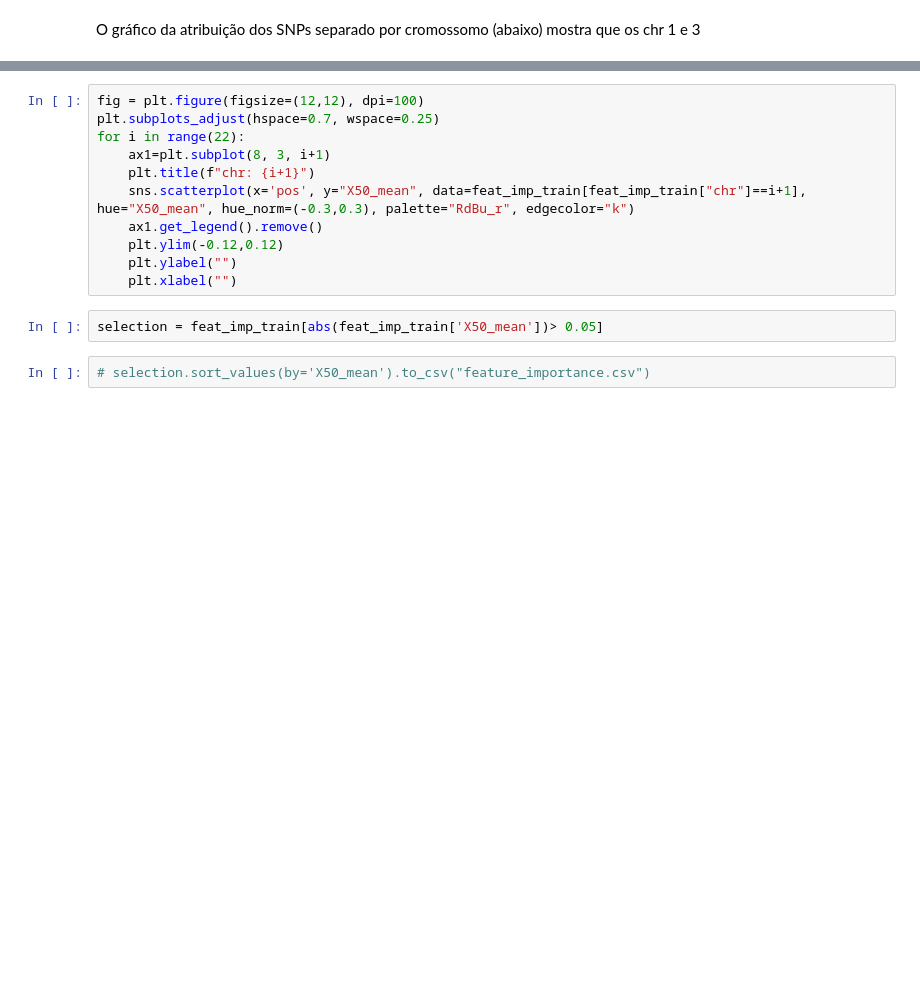
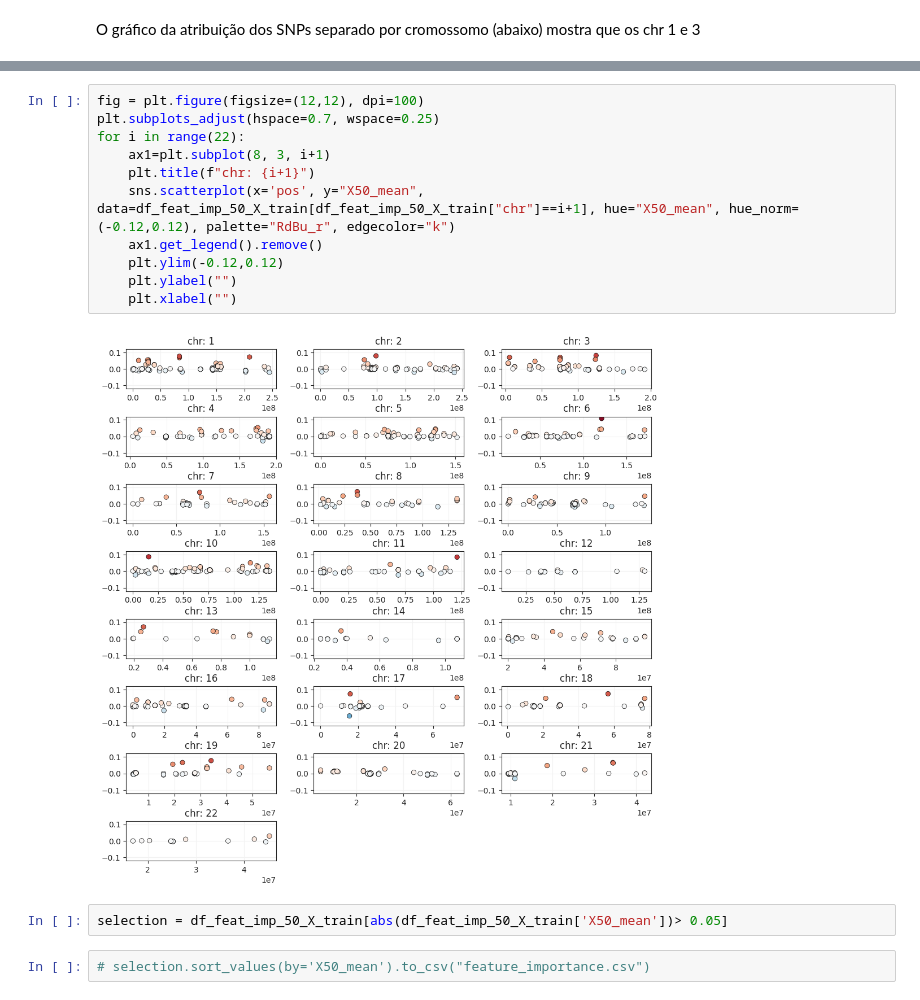
Before and after one commit to zgcarvalho/diabnet, a Jupyter notebook: notebooks/07-explain-ensemble-models.ipynb, the cells around one changed output, grey strips where cells are left out. Drawn from its saved outputs; the diff is of its cells as text; blank space fills up the shorter version.

```diff
--- a/notebooks/07-explain-ensemble-models.ipynb
+++ b/notebooks/07-explain-ensemble-models.ipynb
@@ -184,16 +185,18 @@ sns.violinplot(x="chr", y="X50_mean", data=feat_imp_train, whis=np.inf)
 # %%
 fig = plt.figure(figsize=(12,12), dpi=100)
 plt.subplots_adjust(hspace=0.7, wspace=0.25)
 for i in range(22):
     ax1=plt.subplot(8, 3, i+1)
     plt.title(f"chr: {i+1}")
-    sns.scatterplot(x='pos', y="X50_mean", data=feat_imp_train[feat_imp_train["chr"]==i+1], hue="X50_mean", hue_norm=(-0.3,0.3), palette="RdBu_r", edgecolor="k")
+    sns.scatterplot(x='pos', y="X50_mean", data=df_feat_imp_50_X_train[df_feat_imp_50_X_train["chr"]==i+1], hue="X50_mean", hue_norm=(-0.12,0.12), palette="RdBu_r", edgecolor="k")
     ax1.get_legend().remove()
     plt.ylim(-0.12,0.12)
     plt.ylabel("")
     plt.xlabel("")
+# %% [output]
+[figure, added]
 # %%
-selection = feat_imp_train[abs(feat_imp_train['X50_mean'])> 0.05]
+selection = df_feat_imp_50_X_train[abs(df_feat_imp_50_X_train['X50_mean'])> 0.05]
 # %%
 # selection.sort_values(by='X50_mean').to_csv("feature_importance.csv")
 # %%
```
Also changed, not shown: parts of 28 cells of this notebook, 2 other files.
